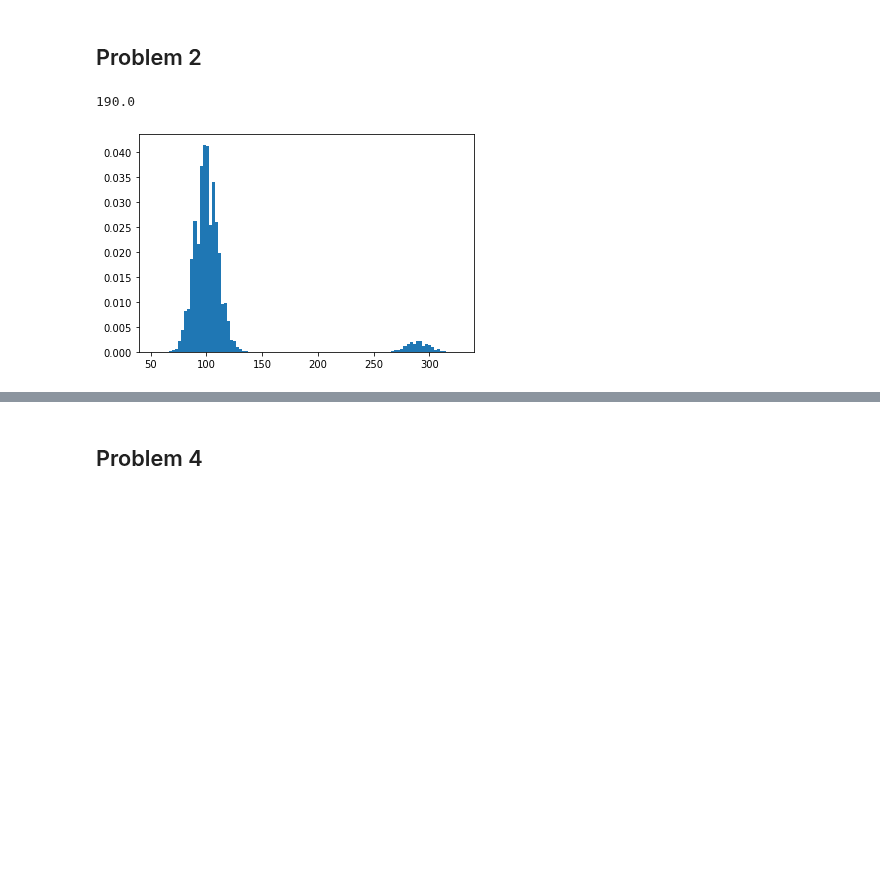
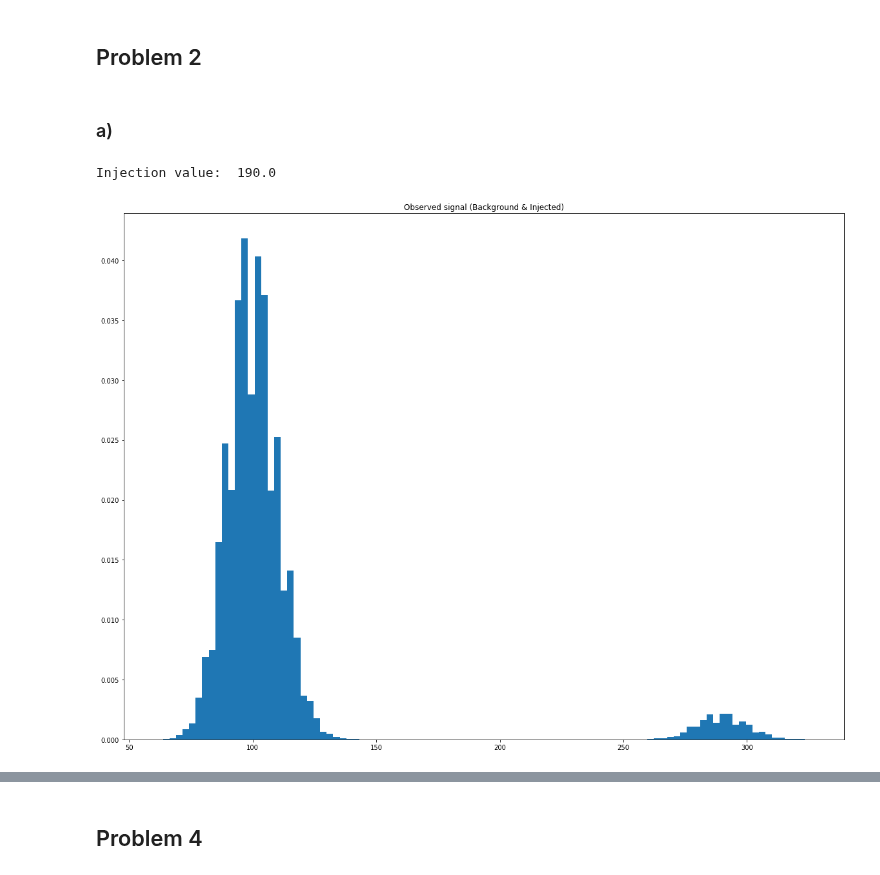
Before and after one commit to elocj/PHYS434, a Jupyter notebook: lab6/lab6.ipynb, the cells around one changed output, grey strips where cells are left out. Drawn from its saved outputs; the diff is of its cells as text; code cells hidden in the pictures; blank space fills up the shorter version.

```diff
--- a/lab6/lab6.ipynb
+++ b/lab6/lab6.ipynb
@@ -8,7 +8,9 @@ import numpy as np
 import matplotlib.pyplot as plt
 from scipy import stats
 import statistics as st
-plt.rcParams["figure.figsize"] = (10,10)
+import random
+plt.rcParams["figure.figsize"] = (20,15)
+# plt.rcParams["figure.figsize"] = (10,10)
 
 # open the file of interest, and use pickle loading
 infile = open ("lab6/qcd_100000_pt_250_500.pkl",'rb') # signal dataset
@@ -62,14 +64,18 @@ The point of 5σ is  154.0
+# %% [markdown]
+### a)
 # %%
 eightSig = 1 - stats.norm.cdf(8)
 sigValue = stats.poisson.ppf(1 - eightSig, mu)
-print(sigValue)
+print('Injection value: ', sigValue)
 for i in range(0, 100000, 20):
-    simBG[i] = simBG[i] + sigValue
+    num = random.randint(0,19)
+    simBG[i + num] = simBG[i + num] + sigValue
 # one way is adding the datasets of new dataset
 # injected = stats.poisson.rvs(mu, sigValue, size=10000)
 # what = np.append(simBG, injected)
 plt.hist(simBG, 100, density=True)
+plt.title('Observed signal (Background & Injected)')
 plt.show()
 # %% [output]
-190.0
+Injection value:  190.0
-[figure, old version]
+[figure, new version]
```
Also changed, not shown: parts of 21 cells of this notebook.
